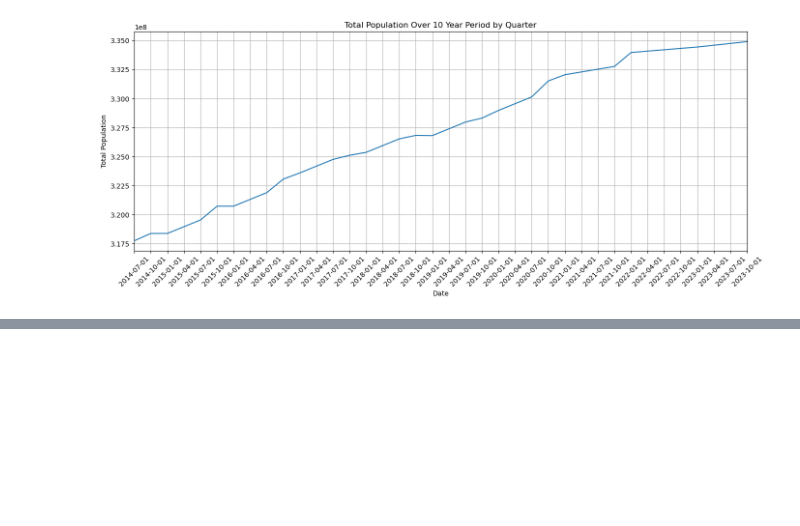
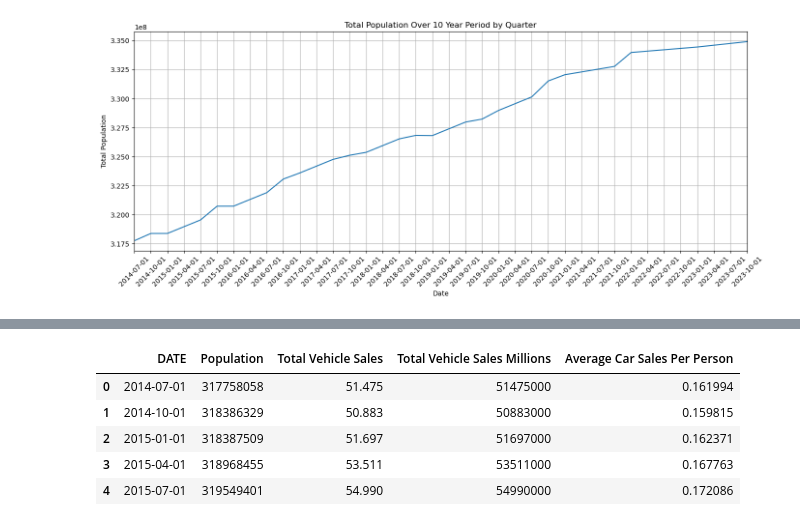
Before and after one commit to Jagar513/project_1_bootcamp, a Jupyter notebook: Automotive Loan Starter Code.ipynb, the cells around one changed output, grey strips where cells are left out. Drawn from its saved outputs; the diff is of its cells as text; code cells hidden in the pictures; blank space fills up the shorter version.

```diff
--- a/Automotive Loan Starter Code.ipynb
+++ b/Automotive Loan Starter Code.ipynb
@@ -391 +306,12 @@ Number of rows in the Dataframe: 36
+# %%
+avg_car_per_person_df["Average Car Sales Per Person"] = avg_car_per_person_df["Total Vehicle Sales Millions"] / avg_car_per_person_df["Population"]
+avg_car_per_person_df["Average Car Sales Per Person"] = avg_car_per_person_df["Average Car Sales Per Person"].astype(float)
+avg_car_per_person_df.head()
+# %% [output]
+|  | DATE | Population | Total Vehicle Sales | Total Vehicle Sales Millions | Average Car Sales Per Person |
+| 0 | 2014-07-01 | 317758058 | 51.475 | 51475000 | 0.161994 |
+| 1 | 2014-10-01 | 318386329 | 50.883 | 50883000 | 0.159815 |
+| 2 | 2015-01-01 | 318387509 | 51.697 | 51697000 | 0.162371 |
+| 3 | 2015-04-01 | 318968455 | 53.511 | 53511000 | 0.167763 |
+| 4 | 2015-07-01 | 319549401 | 54.990 | 54990000 | 0.172086 |
 # %%
```
Also changed, not shown: parts of 9 cells of this notebook.
